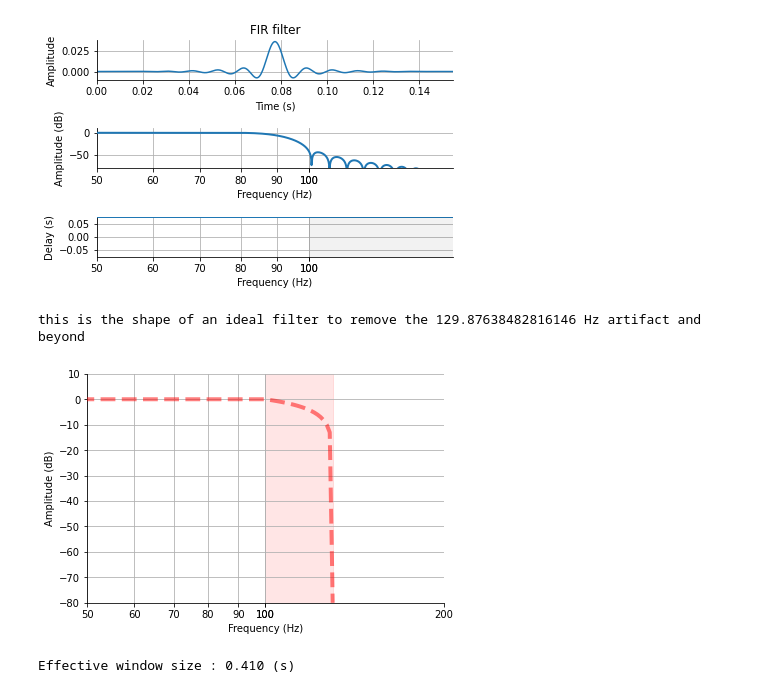
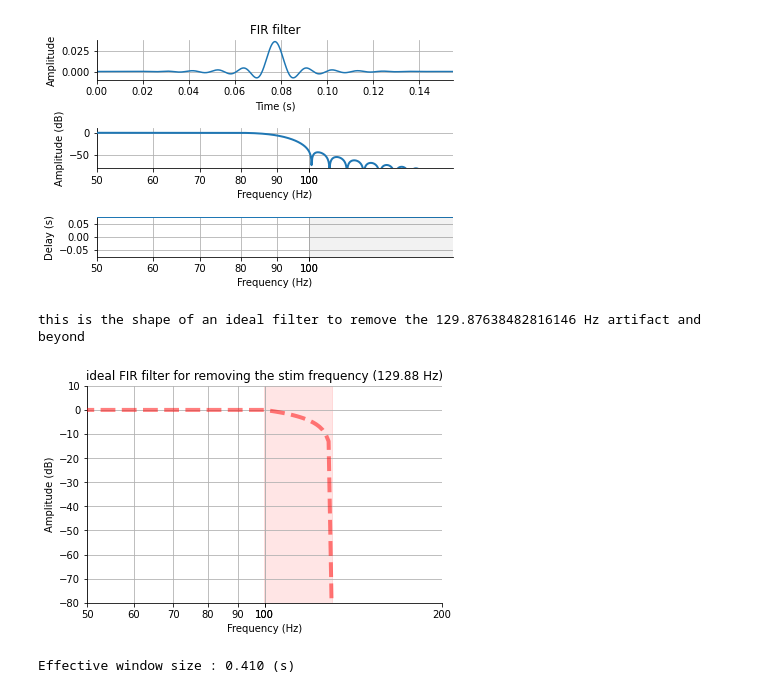
Before and after one commit to tmorshed/dbs_cep, a Jupyter notebook: cep_thesis.ipynb, the cells around one changed output. Drawn from its saved outputs; the diff is of its cells as text; code cells hidden in the pictures.

Commit message:
Unified matplotlib params

```diff
--- a/cep_thesis.ipynb
+++ b/cep_thesis.ipynb
@@ -349,14 +349,15 @@ Designing a one-pass, zero-phase, non-causal lowpass filter:
 # %%
 print('this is the shape of an ideal filter to remove the {} Hz artifact and beyond'
 .format(freq[3]))
 print()
 
 freq = [0, 10, stim_avg_freq-30, stim_avg_freq] #starts the fir 30 Hz before the stim frequency
-gain = [1, 1, 1, 0]
-plot_ideal_filter(freq, gain, flim=(50, 200));
+gain = [1, 1, 1, 0]                                                                                       #   <<==  choose FIR filter params here
+
+mne.viz.plot_ideal_filter(freq, gain, flim=(50, 200), title='ideal FIR filter for removing the stim frequency ({} Hz)'.format(round(stim_avg_freq,2)));
 # %% [output]
 this is the shape of an ideal filter to remove the 129.87638482816146 Hz artifact and beyond
-[figure, old version]
+[figure, new version]
 # %%
 fig_psd = plt.figure(dpi=dpi*2);
 axes_psd = fig_psd.add_axes([0,0,2,1])
```
Also changed, not shown: parts of 3 cells of this notebook.
